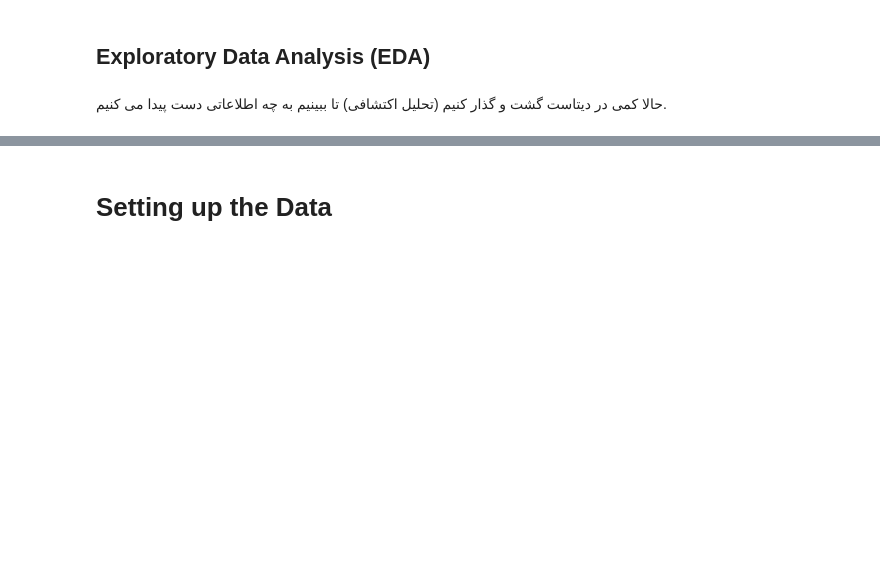
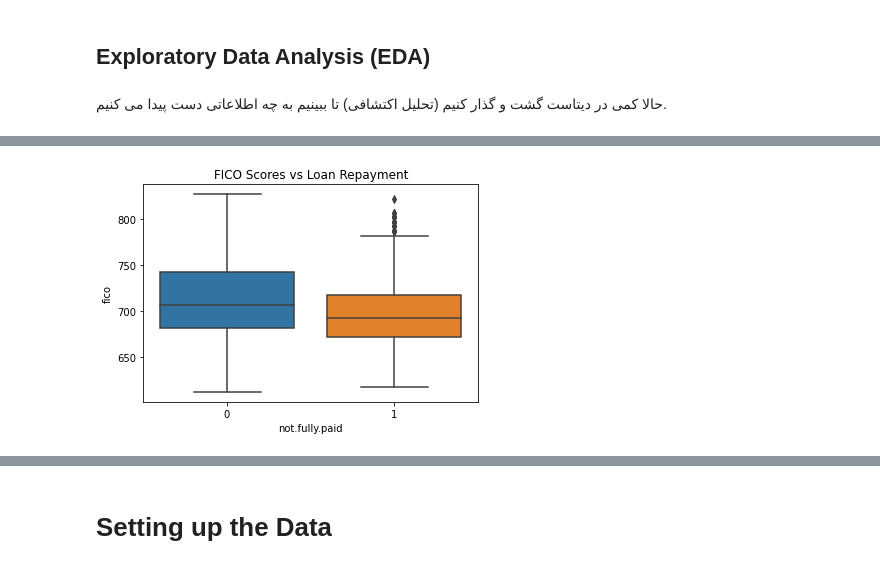
Before and after one commit to aminmk99/machine-learning-projects, a Jupyter notebook: Load Repayment Decision Tree& Random Forest/loan_repayment.ipynb, the cells around one changed output, grey strips where cells are left out. Saved outputs shown, nothing was run; the diff lists cells and outputs as text; code cells hidden in the pictures; blank space fills up the shorter version.

```diff
--- a/Load Repayment Decision Tree& Random Forest/loan_repayment.ipynb
+++ b/Load Repayment Decision Tree& Random Forest/loan_repayment.ipynb
@@ -85,0 +123,6 @@ memory usage: 1.0+ MB
+# %%
+sns.boxplot(x='not.fully.paid', y='fico', data=df)
+plt.title("FICO Scores vs Loan Repayment")
+plt.show()
+# %% [output]
+[figure, added]
```
Also changed, not shown: parts of 43 cells of this notebook.
